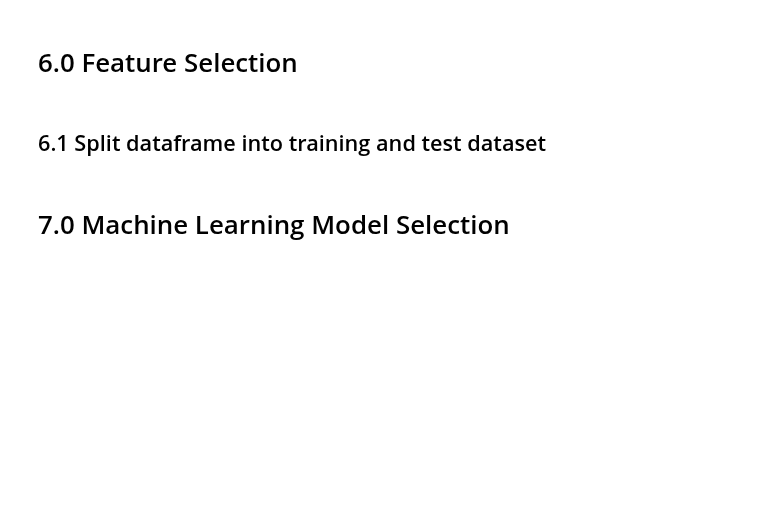
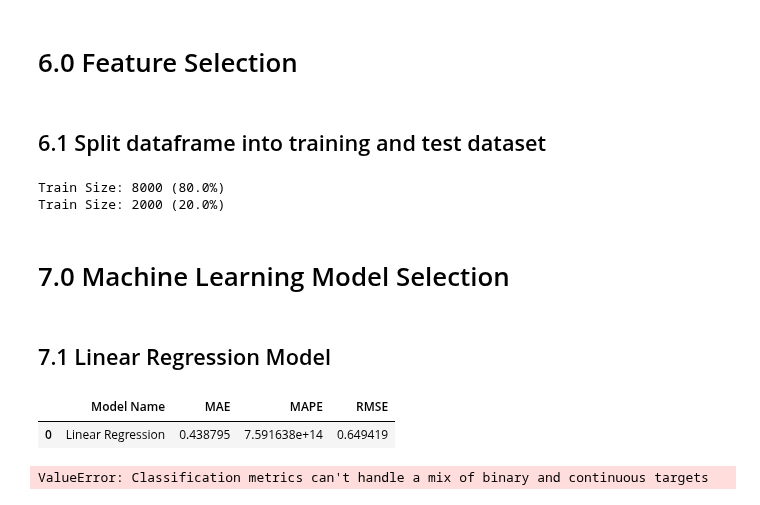
Before and after one commit to luishmq/churn_clients_predict, a Jupyter notebook: notebooks/churn_clients_prediction.ipynb, the cells around one changed output. Cells and saved outputs as stored; diff of their text form; code cells hidden in the pictures; blank space fills up the shorter version.

Commit message:
Ending the first version of machine learning models

```diff
--- a/notebooks/churn_clients_prediction.ipynb
+++ b/notebooks/churn_clients_prediction.ipynb
@@ -467,7 +551,39 @@ df5['geography'] = df5['geography'].map( geography_dict )
 df6 = df5.copy()
 # %% [markdown]
 ## 6.1 Split dataframe into training and test dataset
+# %%
+# Sorting Data and Terget
+target = df6.exited
+data = df6.drop('exited', axis=1)
+
+# Spliting Data
+X_train, X_test, y_train, y_test = train_test_split(data, target, train_size=0.80, test_size=0.20, random_state=42, stratify=target)
+
+print(f'Train Size: {X_train.shape[0]} ({(X_train.shape[0]/df6.shape[0])*100}%)')
+print(f'Train Size: {X_test.shape[0]} ({(X_test.shape[0]/df6.shape[0])*100}%)')
+# %% [output]
+Train Size: 8000 (80.0%)
+Train Size: 2000 (20.0%)
 # %% [markdown]
 # 7.0 Machine Learning Model Selection
 # %%
 df7 = df6.copy()
+# %% [markdown]
+## 7.1 Linear Regression Model
+# %%
+# model
+lr = LinearRegression().fit( X_train, y_train )
+
+# prediction
+yhat_lr = lr.predict( X_test )
+
+# performance
+lr_result = ml_error( 'Linear Regression', np.expm1( y_test ), np.expm1(yhat_lr ) )
+lr_result
+# %% [output]
+|  | Model Name | MAE | MAPE | RMSE |
+| 0 | Linear Regression | 0.438795 | 7.591638e+14 | 0.649419 |
+# %%
+f1_score(y_test, yhat_lr)
+# %% [output]
+ValueError: Classification metrics can't handle a mix of binary and continuous targets
```
Also changed, not shown: parts of 12 cells of this notebook.
